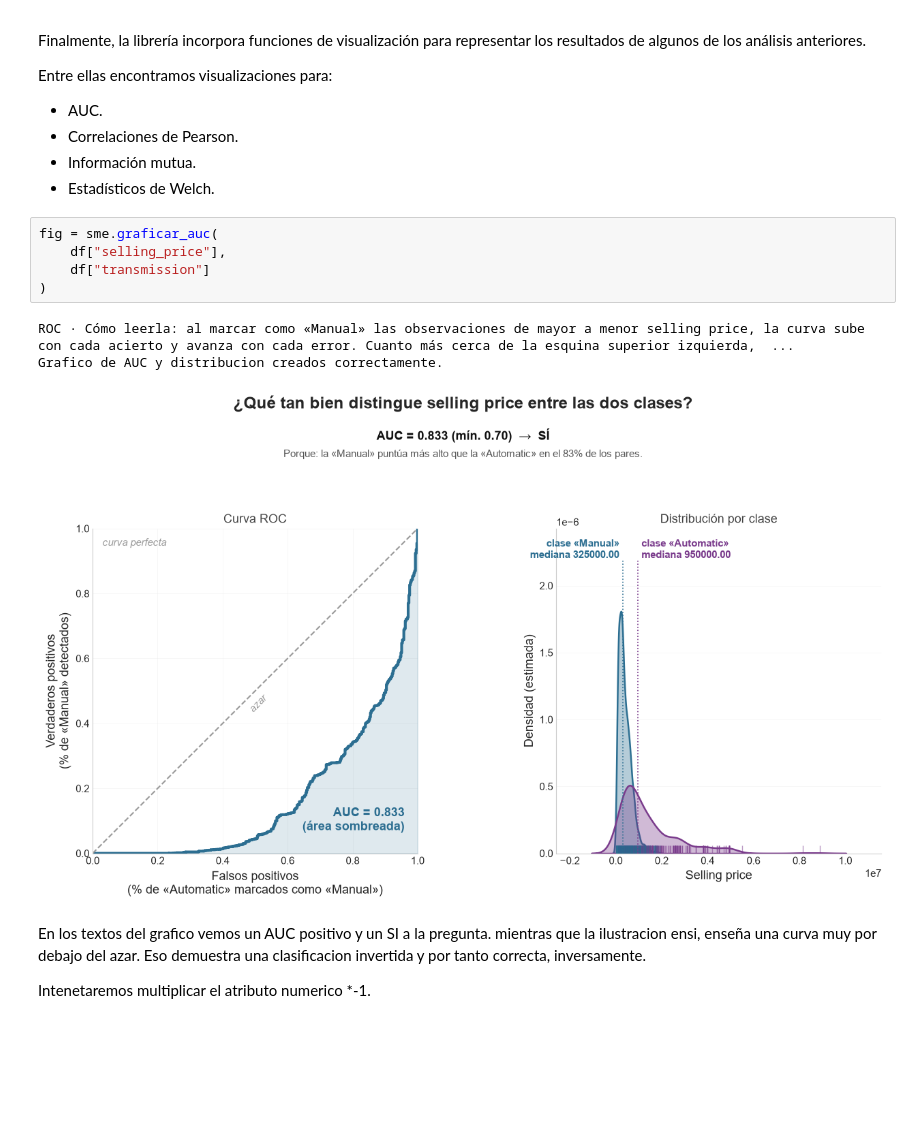
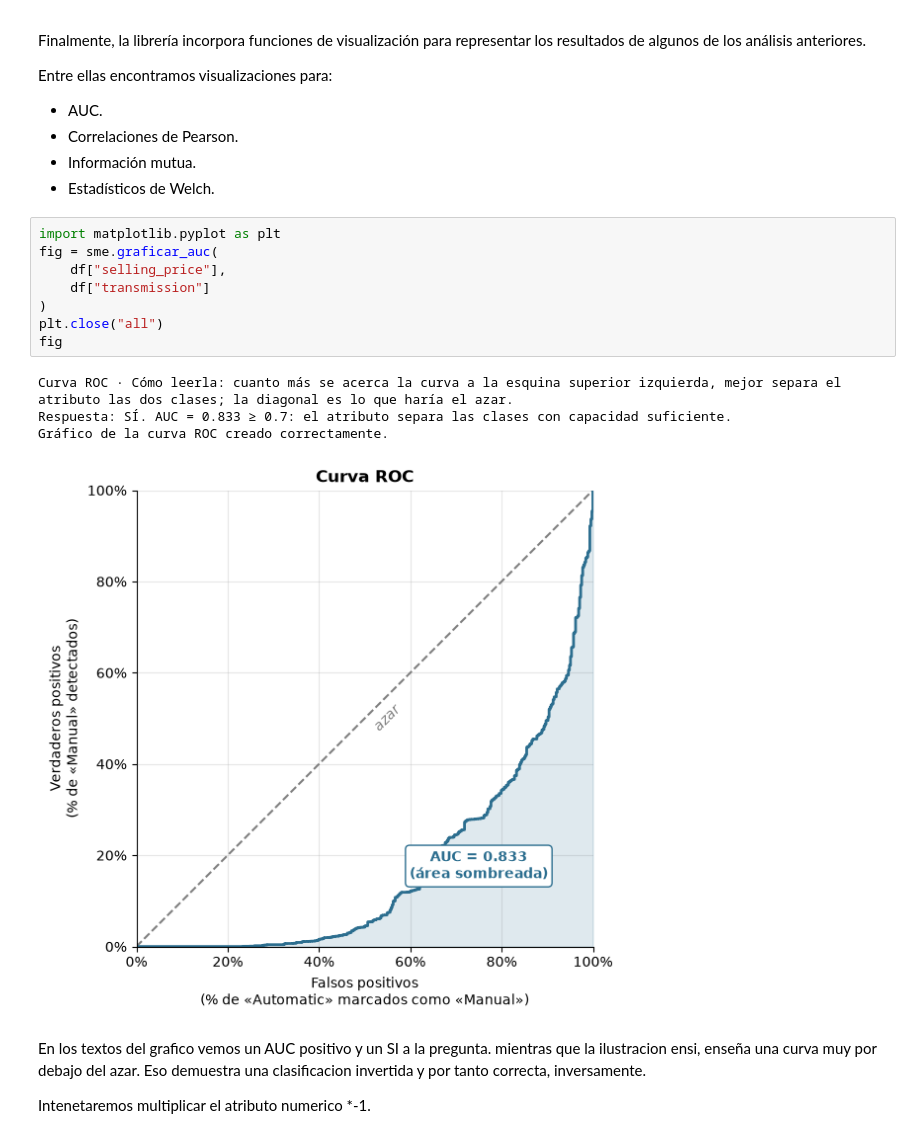
Before and after one commit to EnZaFe/SME_paquetes, a Jupyter notebook: notebooks/Libreria SME_Python - Ejemplo de uso.ipynb, the cells around one changed output. Cells and saved outputs as stored; diff of their text form; blank space fills up the shorter version.

```diff
--- a/notebooks/Libreria SME_Python - Ejemplo de uso.ipynb
+++ b/notebooks/Libreria SME_Python - Ejemplo de uso.ipynb
@@ -553,14 +513,18 @@ Entre ellas encontramos visualizaciones para:
 - Información mutua.
 - Estadísticos de Welch.
 # %%
+import matplotlib.pyplot as plt
 fig = sme.graficar_auc(
     df["selling_price"],
     df["transmission"]
 )
+plt.close("all")
+fig
 # %% [output]
-ROC · Cómo leerla: al marcar como «Manual» las observaciones de mayor a menor selling price, la curva sube con cada acierto y avanza con cada error. Cuanto más cerca de la esquina superior izquierda,  ...
-Grafico de AUC y distribucion creados correctamente.
+Curva ROC · Cómo leerla: cuanto más se acerca la curva a la esquina superior izquierda, mejor separa el atributo las dos clases; la diagonal es lo que haría el azar.
+Respuesta: SÍ. AUC = 0.833 ≥ 0.7: el atributo separa las clases con capacidad suficiente.
+Gráfico de la curva ROC creado correctamente.
-[figure, old version]
+[figure, new version]
 # %% [markdown]
 En los textos del grafico vemos un AUC positivo y un SI a la pregunta. mientras que la ilustracion ensi, enseña una curva muy por debajo del azar. Eso demuestra una clasificacion invertida y por tanto correcta, inversamente.
 
```
Also changed, not shown: parts of 16 cells of this notebook, 3 other files.
